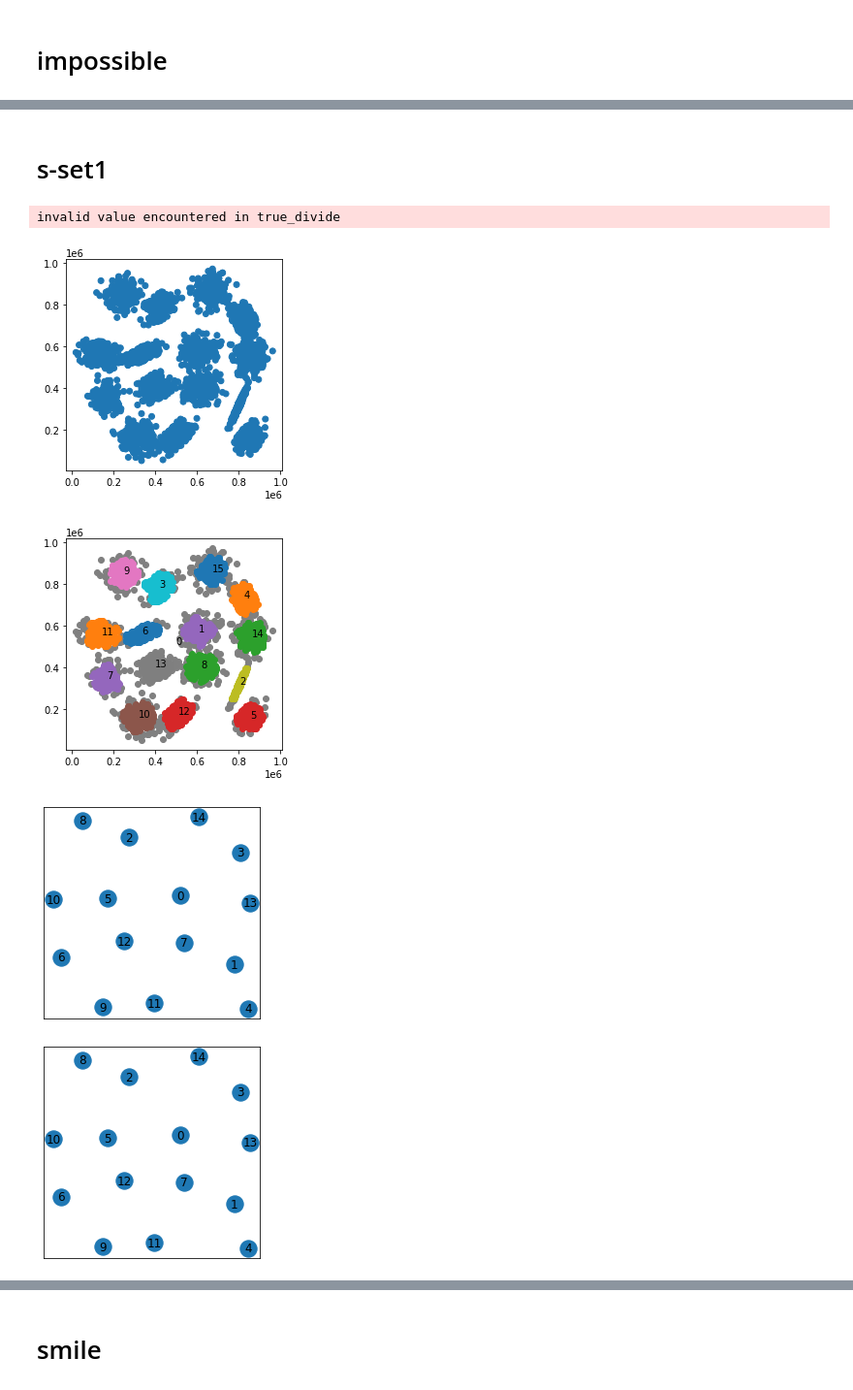
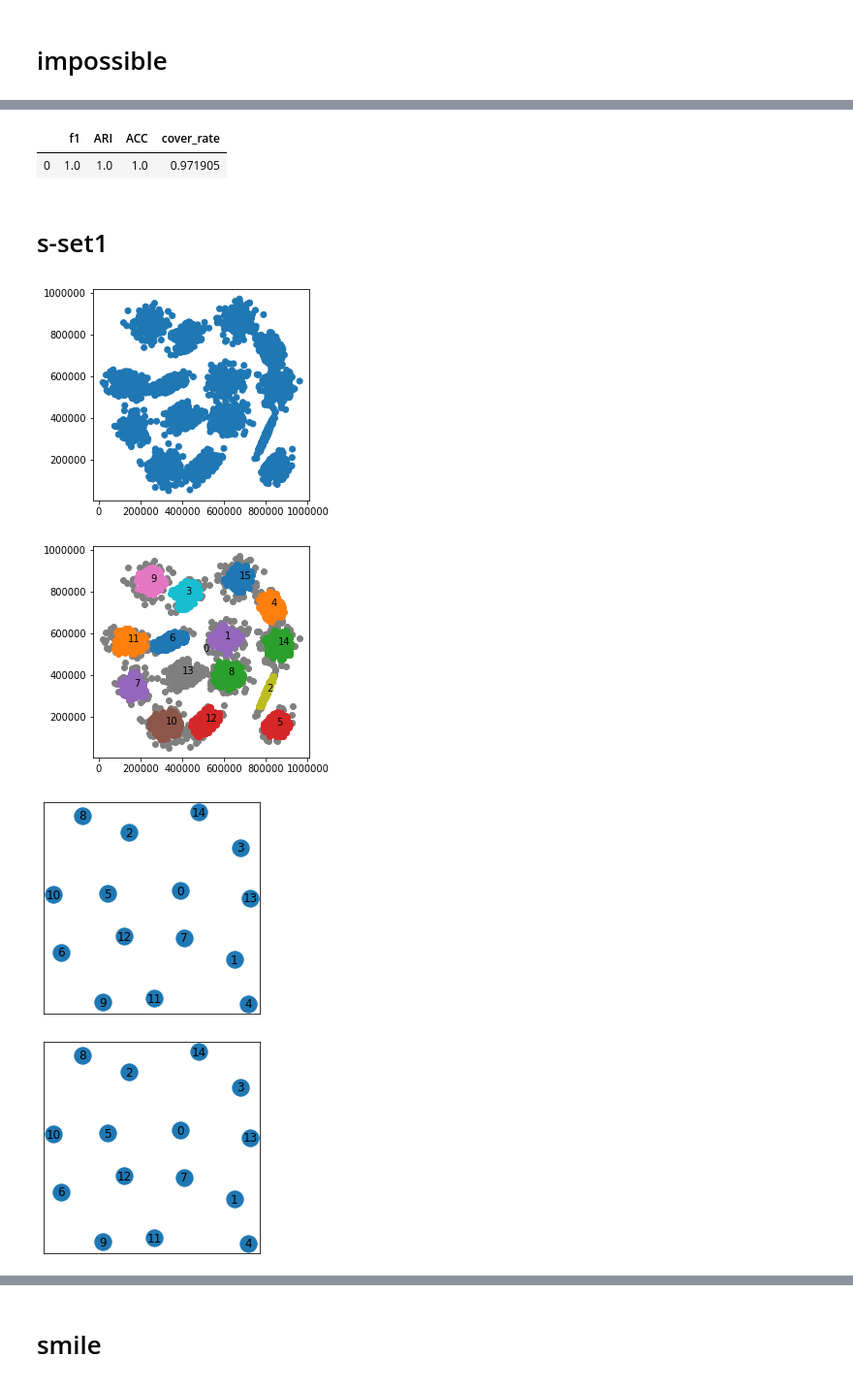
Before and after one commit to gaozhangyang/GIT, a Jupyter notebook: ex1_toy/experiments.ipynb, the cells around one changed output, grey strips where cells are left out. Shown at 97% size. Drawn from its saved outputs; the diff is of its cells as text; code cells hidden in the pictures.

Commit message:
comments on measures

```diff
--- a/ex1_toy/experiments.ipynb
+++ b/ex1_toy/experiments.ipynb
@@ -112,10 +112,10 @@ classify.update({-1:noise_manifold.pID.tolist()})
 # %%
 import api
 imp.reload(api)
-panda=pd.read_csv('./artificial_csv/circles_0.1_noise.csv', header=None)
-X=panda.values[:,:2]
+df = pd.read_csv('./artificial_csv/circles_0.1_noise.csv', header=None)
+X = df.values[:,:2]
 
-Y=api.DGSFC.fit(  X,
+Y_pred = api.DGSFC.fit(X,
                   K_d=30,
                   K_n=13,
                   lamda=0.3,
@@ -164,27 +174,36 @@ invalid value encountered in true_divide
+# %%
+from measures import measures_calculator
+Y_true = df.iloc[:,-1].values
+Y_pred = Y_pred[Y_true !='noise']
+Y_true = Y_true[Y_true !='noise']
+Y_true = Y_true.astype(int)
+measures_calculator(Y_true, Y_pred, multiclass=True)
+# %% [output]
+|  | f1 | ARI | ACC | cover_rate |
+| 0 | 1.0 | 1.0 | 1.0 | 0.971905 |
 # %% [markdown]
 # s-set1
 # %%
 import api
 imp.reload(api)
 
-panda=pd.read_csv('./artificial_csv/s-set1.csv', header=None)
-X=panda.values[:,:2]
+df = pd.read_csv('./artificial_csv/s-set1.csv', header=None)
+X = df.values[:,:2]
 
-Y=api.DGSFC.fit(  X,
-                  K_d=40,
-                  K_n=15,
-                  lamda=0.1,
-                  epsilon=0.55,
-                  plot=True,
-                  pnum=30,
-                  mp4=False,
-                  fps=4,
-                  figroot='/usr/data/gzy/DGC/results/s-set1',
-                  mp4name='s-set1'
-                 )
+Y_pred=api.DGSFC.fit(  X,
+                      K_d=40,
+                      K_n=15,
+                      lamda=0.1,
+                      epsilon=0.55,
+                      plot=True,
+                      pnum=30,
+                      mp4=False,
+                      fps=4,
+                      figroot='/usr/data/gzy/DGC/results/s-set1',
+                      mp4name='s-set1'
+                     )
 # %% [output]
-invalid value encountered in true_divide
-[figure, old version]
+[figure, new version]
-[figure, old version]
+[figure, new version]
 [figure]
 [figure]
```
Also changed, not shown: parts of 12 cells of this notebook, 3 other files.
